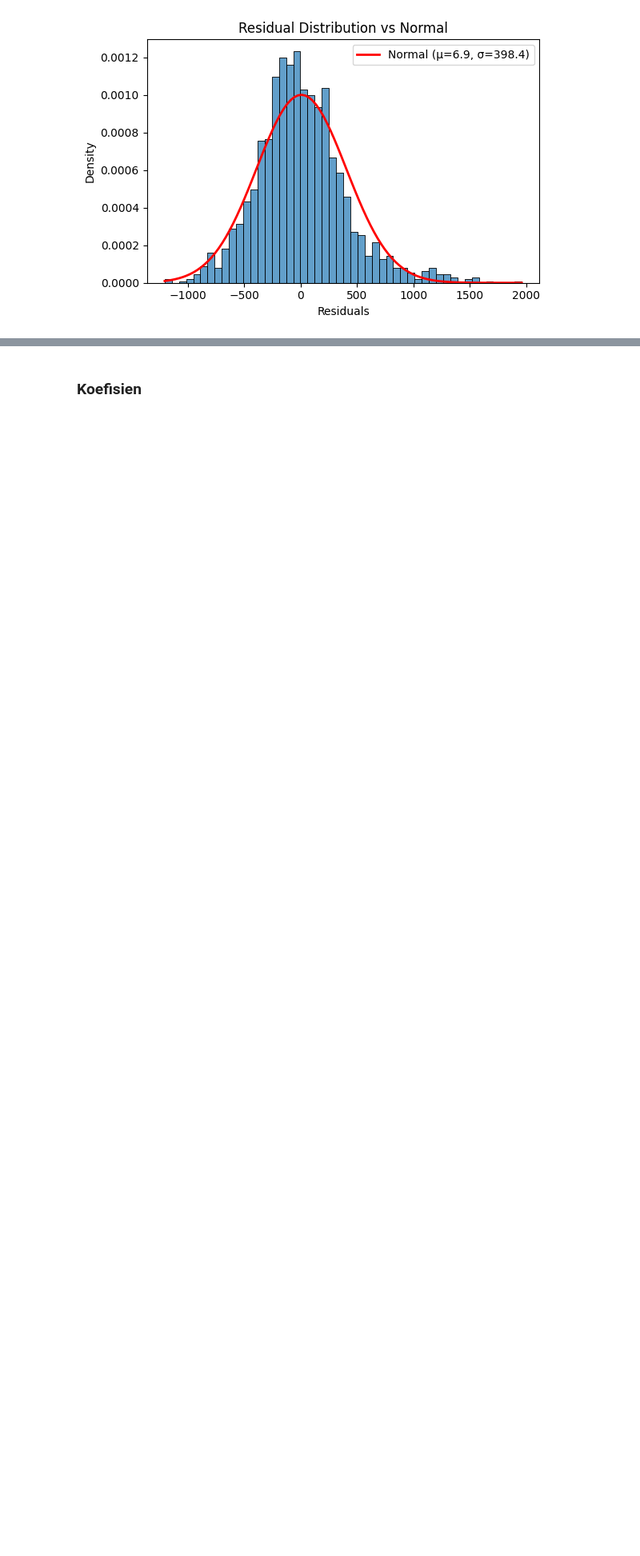
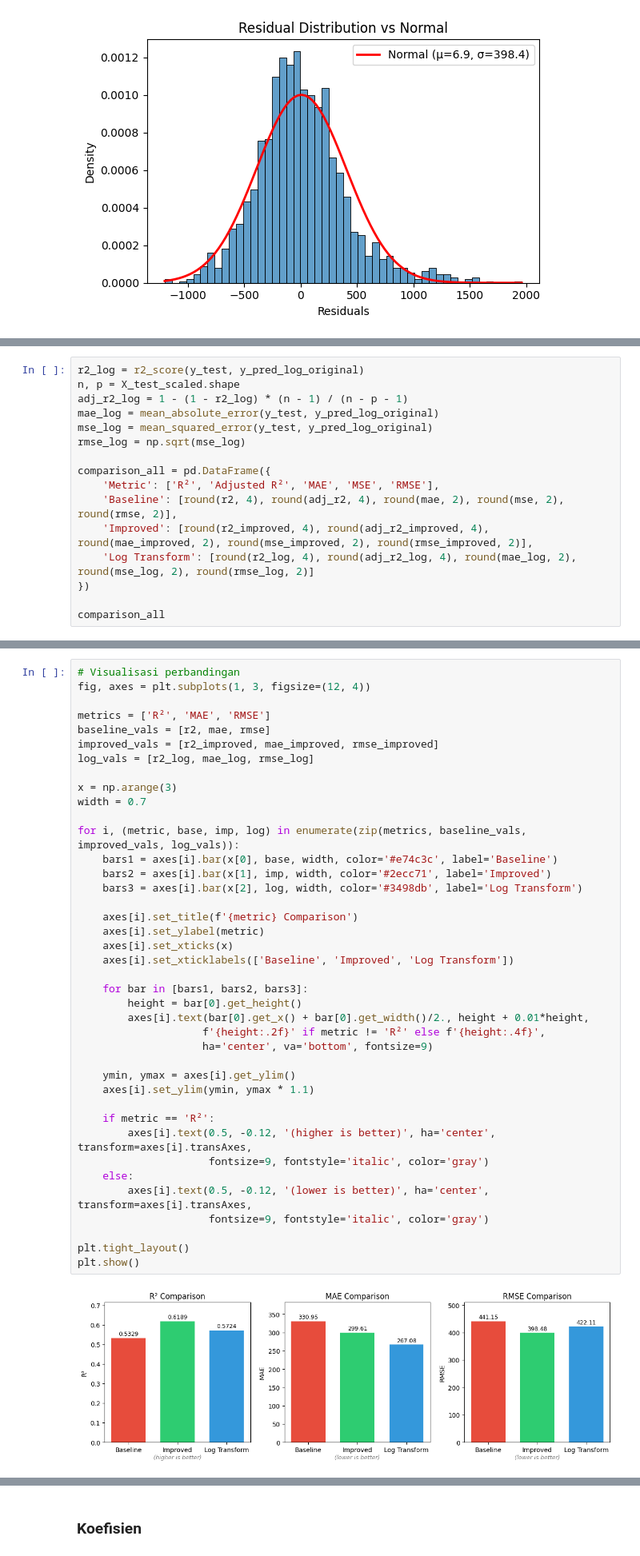
Before and after one commit to fxrdhan/Tubes_AI_Kelompok-1_Bike-Sharing-Demand-Predictor, a Jupyter notebook: Seoul_Bike_Regression.ipynb, the cells around one changed output, grey strips where cells are left out. Shown at 80% size. Saved outputs shown, nothing was run; the diff lists cells and outputs as text; blank space fills up the shorter version.

```diff
--- a/Seoul_Bike_Regression.ipynb
+++ b/Seoul_Bike_Regression.ipynb
@@ -834,0 +916,16 @@ Hasil perhitungan menunjukkan *skewness* = 0.6872 yang berarti distribusi sediki
+# %%
+r2_log = r2_score(y_test, y_pred_log_original)
+n, p = X_test_scaled.shape
+adj_r2_log = 1 - (1 - r2_log) * (n - 1) / (n - p - 1)
+mae_log = mean_absolute_error(y_test, y_pred_log_original)
+mse_log = mean_squared_error(y_test, y_pred_log_original)
+rmse_log = np.sqrt(mse_log)
+
+comparison_all = pd.DataFrame({
+    'Metric': ['R²', 'Adjusted R²', 'MAE', 'MSE', 'RMSE'],
+    'Baseline': [round(r2, 4), round(adj_r2, 4), round(mae, 2), round(mse, 2), round(rmse, 2)],
+    'Improved': [round(r2_improved, 4), round(adj_r2_improved, 4), round(mae_improved, 2), round(mse_improved, 2), round(rmse_improved, 2)],
+    'Log Transform': [round(r2_log, 4), round(adj_r2_log, 4), round(mae_log, 2), round(mse_log, 2), round(rmse_log, 2)]
+})
+
+comparison_all
@@ -834,0 +939,42 @@ Hasil perhitungan menunjukkan *skewness* = 0.6872 yang berarti distribusi sediki
+# %%
+# Visualisasi perbandingan
+fig, axes = plt.subplots(1, 3, figsize=(12, 4))
+
+metrics = ['R²', 'MAE', 'RMSE']
+baseline_vals = [r2, mae, rmse]
+improved_vals = [r2_improved, mae_improved, rmse_improved]
+log_vals = [r2_log, mae_log, rmse_log]
+
+x = np.arange(3)
+width = 0.7
+
+for i, (metric, base, imp, log) in enumerate(zip(metrics, baseline_vals, improved_vals, log_vals)):
+    bars1 = axes[i].bar(x[0], base, width, color='#e74c3c', label='Baseline')
+    bars2 = axes[i].bar(x[1], imp, width, color='#2ecc71', label='Improved')
+    bars3 = axes[i].bar(x[2], log, width, color='#3498db', label='Log Transform')
+
+    axes[i].set_title(f'{metric} Comparison')
+    axes[i].set_ylabel(metric)
+    axes[i].set_xticks(x)
+    axes[i].set_xticklabels(['Baseline', 'Improved', 'Log Transform'])
+
+    for bar in [bars1, bars2, bars3]:
+        height = bar[0].get_height()
+        axes[i].text(bar[0].get_x() + bar[0].get_width()/2., height + 0.01*height,
+                    f'{height:.2f}' if metric != 'R²' else f'{height:.4f}',
+                    ha='center', va='bottom', fontsize=9)
+
+    ymin, ymax = axes[i].get_ylim()
+    axes[i].set_ylim(ymin, ymax * 1.1)
+
+    if metric == 'R²':
+        axes[i].text(0.5, -0.12, '(higher is better)', ha='center', transform=axes[i].transAxes,
+                     fontsize=9, fontstyle='italic', color='gray')
+    else:
+        axes[i].text(0.5, -0.12, '(lower is better)', ha='center', transform=axes[i].transAxes,
+                     fontsize=9, fontstyle='italic', color='gray')
+
+plt.tight_layout()
+plt.show()
+# %% [output]
+[figure, added]
```
Also changed, not shown: parts of 12 cells of this notebook.
